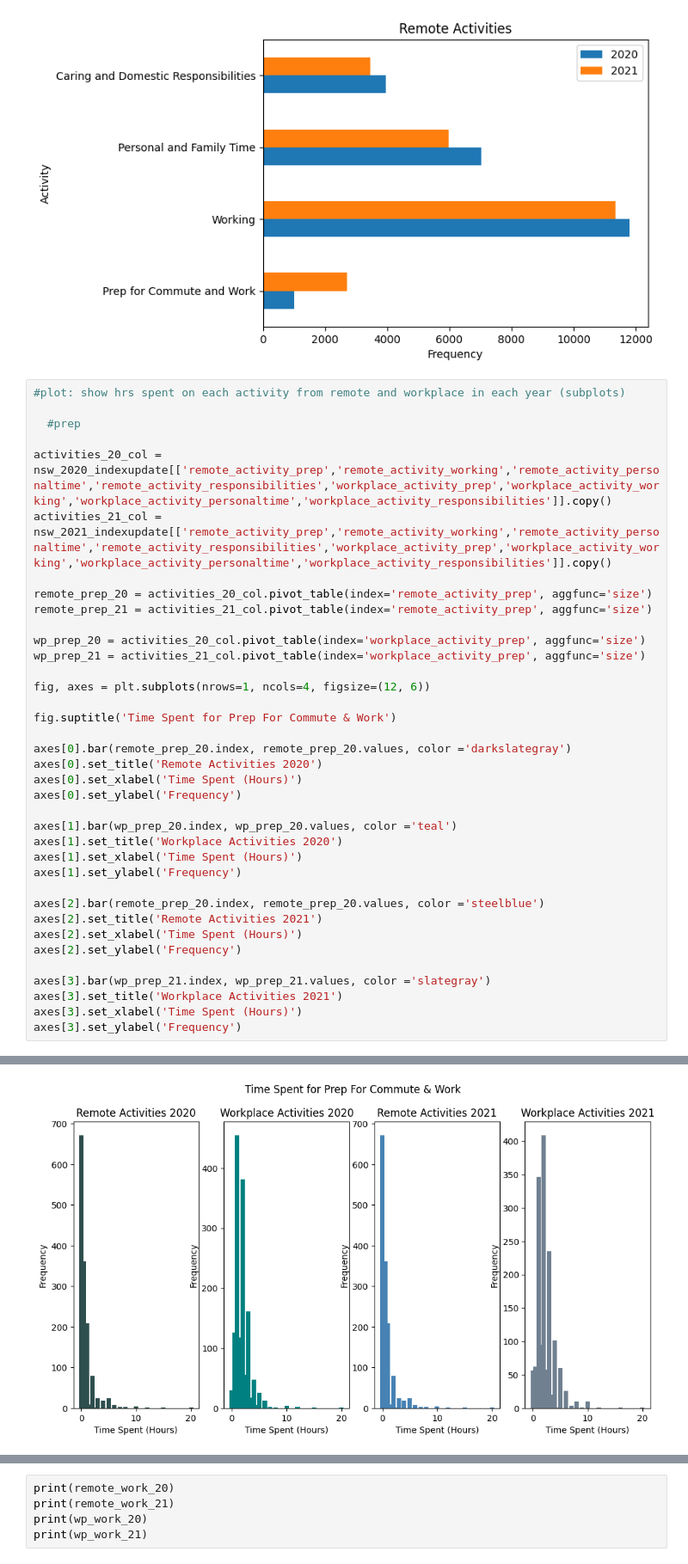
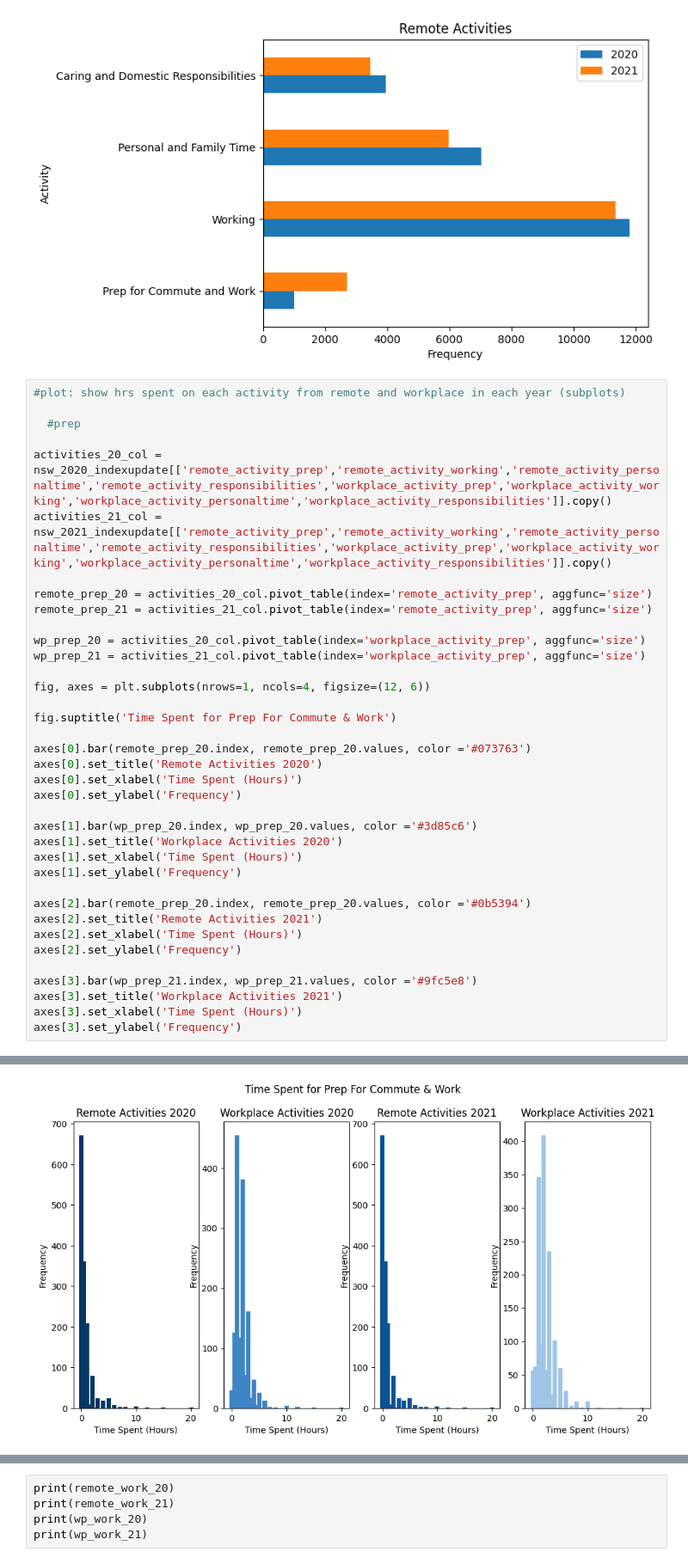
Before and after one commit to tina3860/Remote-Work, a Jupyter notebook: remote_work.ipynb, the cells around one changed output, grey strips where cells are left out. Shown at 86% size. Cells and saved outputs as stored; diff of their text form.

```diff
--- a/remote_work.ipynb
+++ b/remote_work.ipynb
@@ -1805,38 +1798,38 @@ Text(0.5, 0, 'Frequency')
 activities_20_col = nsw_2020_indexupdate[['remote_activity_prep','remote_activity_working','remote_activity_personaltime','remote_activity_responsibilities','workplace_activity_prep','workplace_activity_working','workplace_activity_personaltime','workplace_activity_responsibilities']].copy()
 activities_21_col = nsw_2021_indexupdate[['remote_activity_prep','remote_activity_working','remote_activity_personaltime','remote_activity_responsibilities','workplace_activity_prep','workplace_activity_working','workplace_activity_personaltime','workplace_activity_responsibilities']].copy()
 
 remote_prep_20 = activities_20_col.pivot_table(index='remote_activity_prep', aggfunc='size')
 remote_prep_21 = activities_21_col.pivot_table(index='remote_activity_prep', aggfunc='size')
 
 wp_prep_20 = activities_20_col.pivot_table(index='workplace_activity_prep', aggfunc='size')
 wp_prep_21 = activities_21_col.pivot_table(index='workplace_activity_prep', aggfunc='size')
 
 fig, axes = plt.subplots(nrows=1, ncols=4, figsize=(12, 6))
 
 fig.suptitle('Time Spent for Prep For Commute & Work')
 
-axes[0].bar(remote_prep_20.index, remote_prep_20.values, color ='darkslategray')
+axes[0].bar(remote_prep_20.index, remote_prep_20.values, color ='#073763')
 axes[0].set_title('Remote Activities 2020')
 axes[0].set_xlabel('Time Spent (Hours)')
 axes[0].set_ylabel('Frequency')
 
-axes[1].bar(wp_prep_20.index, wp_prep_20.values, color ='teal')
+axes[1].bar(wp_prep_20.index, wp_prep_20.values, color ='#3d85c6')
 axes[1].set_title('Workplace Activities 2020')
 axes[1].set_xlabel('Time Spent (Hours)')
 axes[1].set_ylabel('Frequency')
 
-axes[2].bar(remote_prep_20.index, remote_prep_20.values, color ='steelblue')
+axes[2].bar(remote_prep_20.index, remote_prep_20.values, color ='#0b5394')
 axes[2].set_title('Remote Activities 2021')
 axes[2].set_xlabel('Time Spent (Hours)')
 axes[2].set_ylabel('Frequency')
 
-axes[3].bar(wp_prep_21.index, wp_prep_21.values, color ='slategray')
+axes[3].bar(wp_prep_21.index, wp_prep_21.values, color ='#9fc5e8')
 axes[3].set_title('Workplace Activities 2021')
 axes[3].set_xlabel('Time Spent (Hours)')
 axes[3].set_ylabel('Frequency')
 # %% [output]
 Text(0, 0.5, 'Frequency')
-[figure, old version]
+[figure, new version]
 # %%
   #working
 activities_20_col = nsw_2020_indexupdate[['remote_activity_prep','remote_activity_working','remote_activity_personaltime','remote_activity_responsibilities','workplace_activity_prep','workplace_activity_working','workplace_activity_personaltime','workplace_activity_responsibilities']].copy()
```
Also changed, not shown: parts of 6 cells of this notebook.
